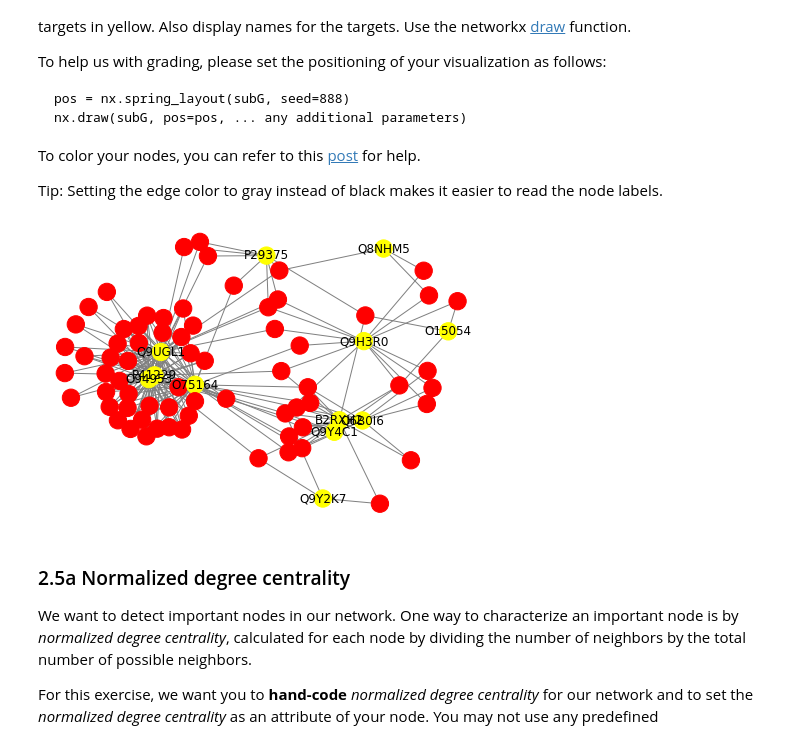
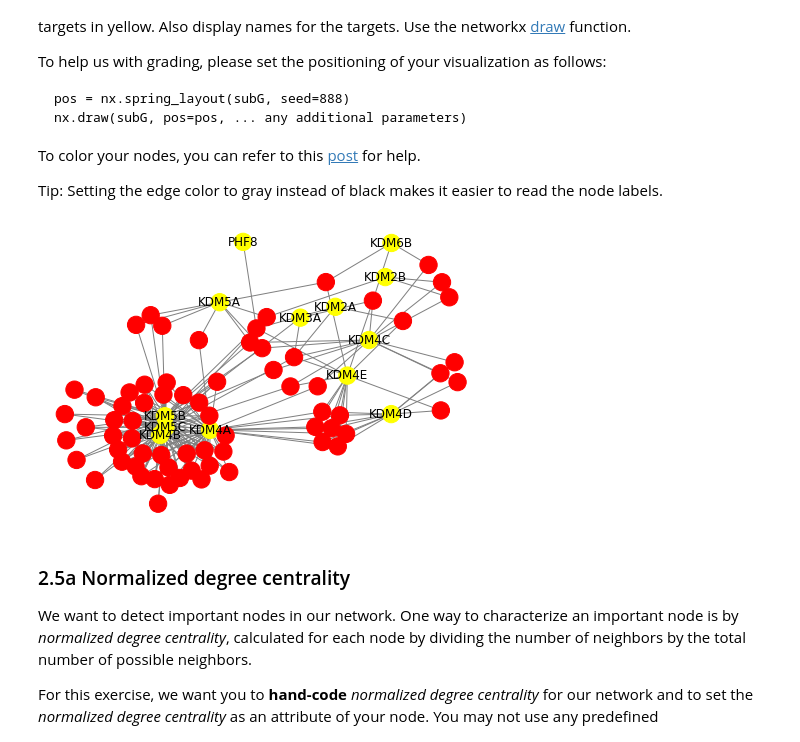
Before and after one commit to jvtanner/drug_network, a Jupyter notebook: pset3.ipynb, the cells around one changed output. Cells and saved outputs as stored; diff of their text form; code cells hidden in the pictures.

```diff
--- a/pset3.ipynb
+++ b/pset3.ipynb
@@ -170,8 +180,8 @@ Now add an attribute "name" to each node using compound_name and gene_names from
 # %%
 # YOUR CODE FOR 1.5 HERE
 
-gene_names = pd.Series(total.target_id.values, total.gene_names.values).to_dict()
-drug_names = pd.Series(total.compound_id.values, total.compound_name.values).to_dict()
+gene_names = pd.Series(total.gene_names.values, total.target_id.values).to_dict()
+drug_names = pd.Series(total.compound_name.values, total.compound_id.values).to_dict()
 names = {**gene_names, **drug_names}
 
 nx.set_node_attributes(G, names, "name")
@@ -276,26 +286,26 @@ Tip: Setting the edge color to gray instead of black makes it easier to read the
 # %%
 # YOUR CODE FOR 2.4 HERE
 from itertools import count
 
 # Get a list of the nodes in subgroup with 'P29375'
 connect_nodes = nx.node_connected_component(G, 'P29375')
 # Create network with that list
 subG = G.subgraph(connect_nodes)
 
 # Create a list of colors that exactly matches the order of nodes in the subnetwork
 mapping = {'compound': 'red', 'target': 'yellow'}
 nodes = subG.nodes()
 colors = [mapping[subG.nodes[n]['type']] for n in nodes]
 
 # Create a dictionary {target node: target name} to be used for labeling
-targs = {k : k for k,v in nx.get_node_attributes(subG, 'type').items() if v == 'target'}
+targs = {k : v['name'] for k,v in subG.nodes(data=True) if v['type'] == 'target'}
 
 # Draw the network
 pos = nx.spring_layout(subG, seed=888)
 nx.draw(subG, pos=pos, node_color=colors, edge_color='gray', labels=targs)
 plt.show()
 # %% [output]
-[figure, old version]
+[figure, new version]
 # %% [markdown]
 ### 2.5a Normalized degree centrality
 
```
Also changed, not shown: parts of 32 cells of this notebook.
